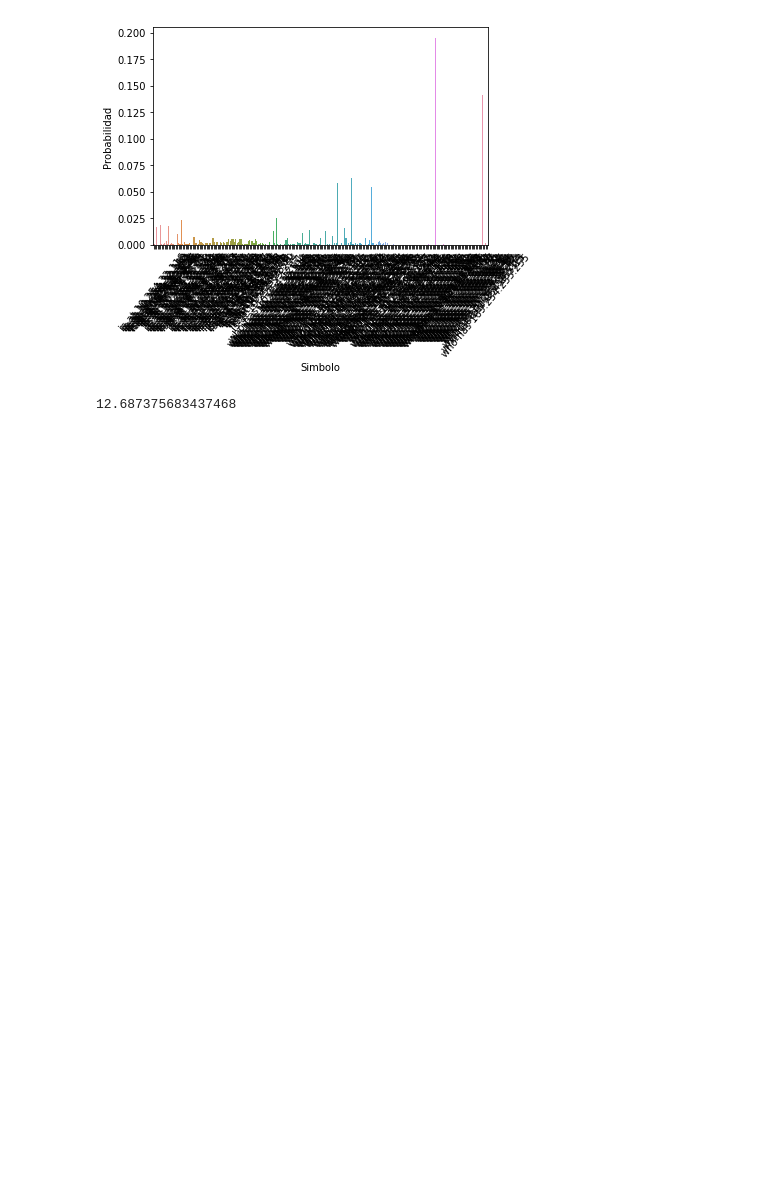
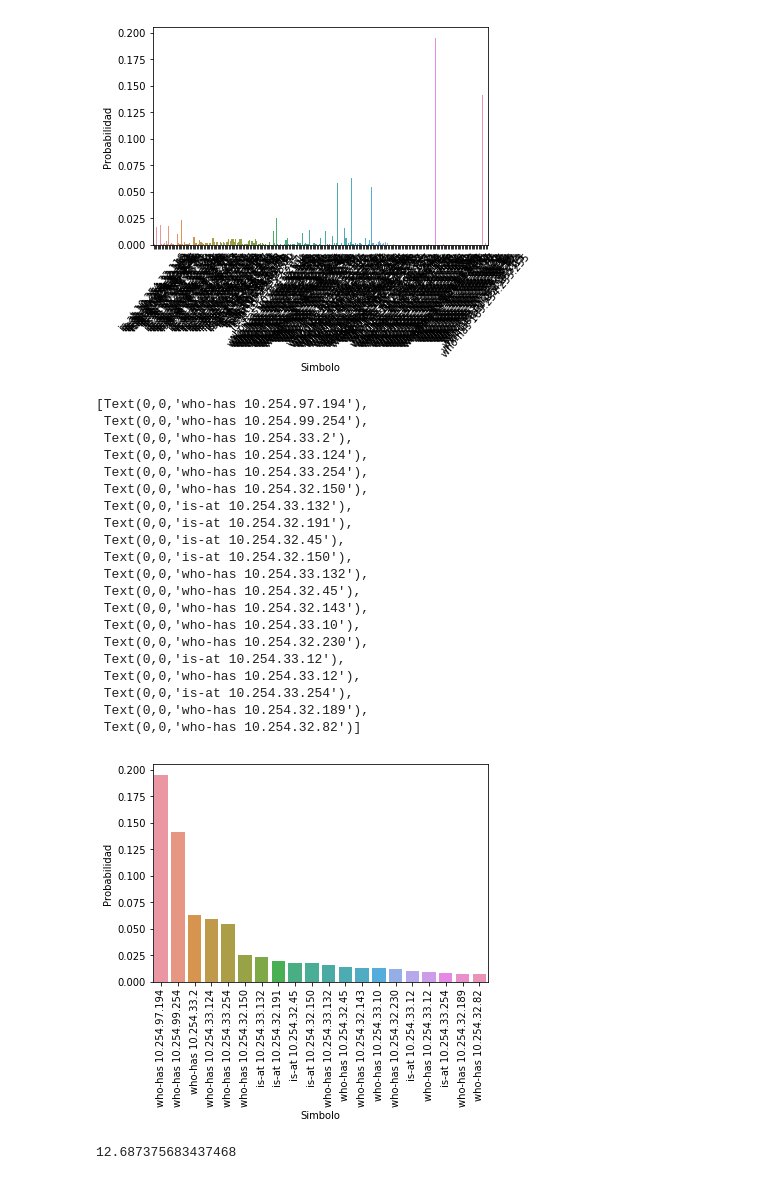
Before and after one commit to ZebaSz/tdc-tp1, a Jupyter notebook: script/Plots.ipynb, the cells around one changed output. Drawn from its saved outputs; the diff is of its cells as text; code cells hidden in the pictures; blank space fills up the shorter version.

```diff
--- a/script/Plots.ipynb
+++ b/script/Plots.ipynb
@@ -187,6 +207,32 @@ plot_prob_bar(summary_s2)
 # %% [output]
 entropy: 5.292712920470014  max_entropy: 12.687375683437468
 [figure]
+# %%
+ax = sns.barplot(x="simbolo", y="prob", data=summary_s2.sort_values('prob', ascending=False).iloc[0:20])
+ax.set(xlabel='Simbolo', ylabel='Probabilidad')
+ax.set_xticklabels(ax.get_xticklabels(), rotation=90)
+# %% [output]
+[Text(0,0,'who-has 10.254.97.194'),
+ Text(0,0,'who-has 10.254.99.254'),
+ Text(0,0,'who-has 10.254.33.2'),
+ Text(0,0,'who-has 10.254.33.124'),
+ Text(0,0,'who-has 10.254.33.254'),
+ Text(0,0,'who-has 10.254.32.150'),
+ Text(0,0,'is-at 10.254.33.132'),
+ Text(0,0,'is-at 10.254.32.191'),
+ Text(0,0,'is-at 10.254.32.45'),
+ Text(0,0,'is-at 10.254.32.150'),
+ Text(0,0,'who-has 10.254.33.132'),
+ Text(0,0,'who-has 10.254.32.45'),
+ Text(0,0,'who-has 10.254.32.143'),
+ Text(0,0,'who-has 10.254.33.10'),
+ Text(0,0,'who-has 10.254.32.230'),
+ Text(0,0,'is-at 10.254.33.12'),
+ Text(0,0,'who-has 10.254.33.12'),
+ Text(0,0,'is-at 10.254.33.254'),
+ Text(0,0,'who-has 10.254.32.189'),
+ Text(0,0,'who-has 10.254.32.82')]
+[figure, added]
 # %%
 data_s1 = createDataFrame_s1(packets)
 summary_s1 = summaryDataFrame(data_s1)
```
Also changed, not shown: parts of 1 cell of this notebook, 1 other file.
